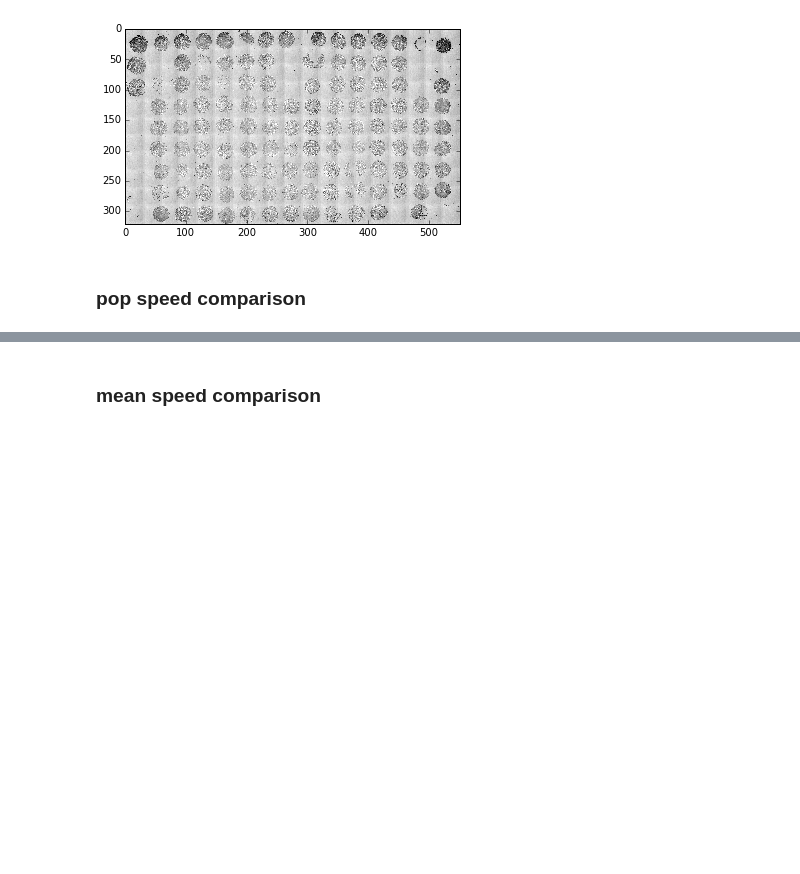
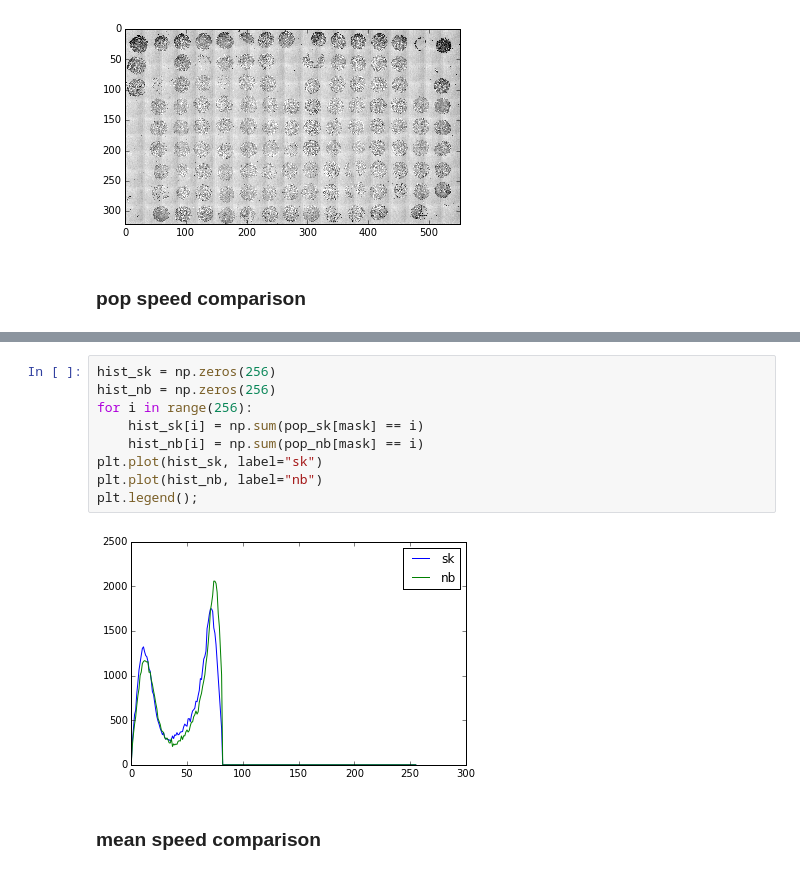
Before and after one commit to arve0/master, a Jupyter notebook: numba pop_bilateral.ipynb, the cells around one changed output, grey strips where cells are left out. Cells and saved outputs as stored; diff of their text form; blank space fills up the shorter version.

```diff
--- a/numba pop_bilateral.ipynb
+++ b/numba pop_bilateral.ipynb
@@ -176,3 +211,14 @@ imshow(pop_nb[mask]).axes.set_yticks([]);
+# %%
+hist_sk = np.zeros(256)
+hist_nb = np.zeros(256)
+for i in range(256):
+    hist_sk[i] = np.sum(pop_sk[mask] == i)
+    hist_nb[i] = np.sum(pop_nb[mask] == i)
+plt.plot(hist_sk, label="sk")
+plt.plot(hist_nb, label="nb")
+plt.legend();
+# %% [output]
+[figure, added]
 # %% [markdown]
 ### mean speed comparison
 # %%
```
Also changed, not shown: parts of 10 cells of this notebook.
